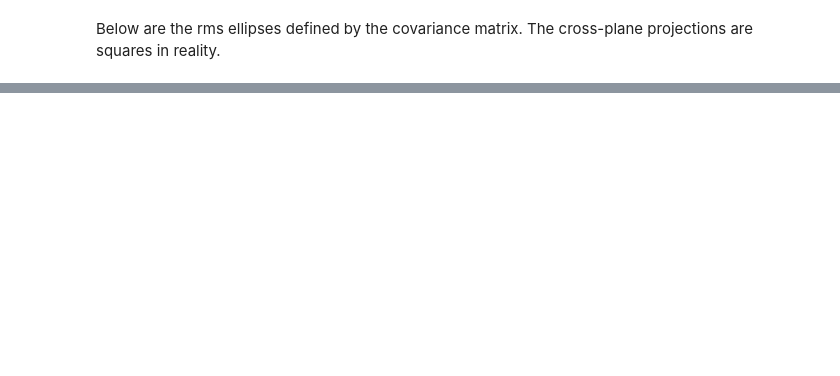
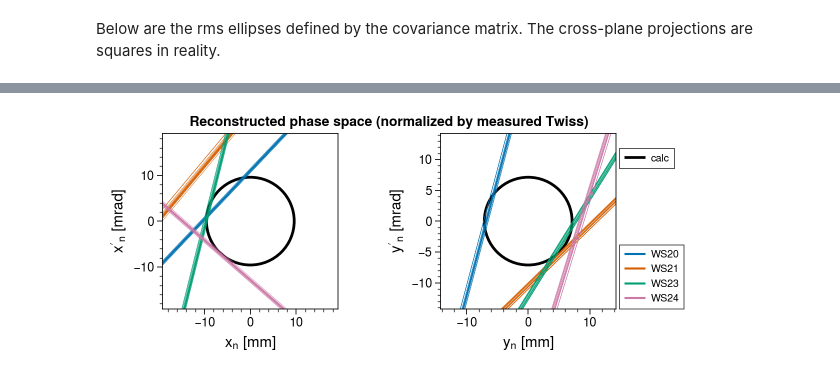
Before and after one commit to austin-hoover/emittance-measurement, a Jupyter notebook: emittance_measurement_4D/_saved/2021-ws-data-production/analysis.ipynb, the cells around one changed output, grey strips where cells are left out. Saved outputs shown, nothing was run; the diff lists cells and outputs as text; code cells hidden in the pictures; blank space fills up the shorter version.

```diff
--- a/emittance_measurement_4D/_saved/2021-ws-data-production/analysis.ipynb
+++ b/emittance_measurement_4D/_saved/2021-ws-data-production/analysis.ipynb
@@ -216,4 +215,8 @@ plt.savefig('figures/lines.png', dpi=300, facecolor='white')
 # %%
-axes = plot_reconstructed_phasespace(Sigma, twiss=twiss)
+axes = em.plot_reconstructed_phasespace(transfer_mats, moments,
+                                     Sigma, Sigma_exp=None,
+                                     twiss=(alpha_x, alpha_y, beta_x, beta_y))
 axes.format(suptitle='Reconstructed phase space (normalized by measured Twiss)')
 plt.savefig('figures/lines_norm.png', dpi=300, facecolor='white')
+# %% [output]
+[figure, added]
```
Also changed, not shown: parts of 31 cells of this notebook.
